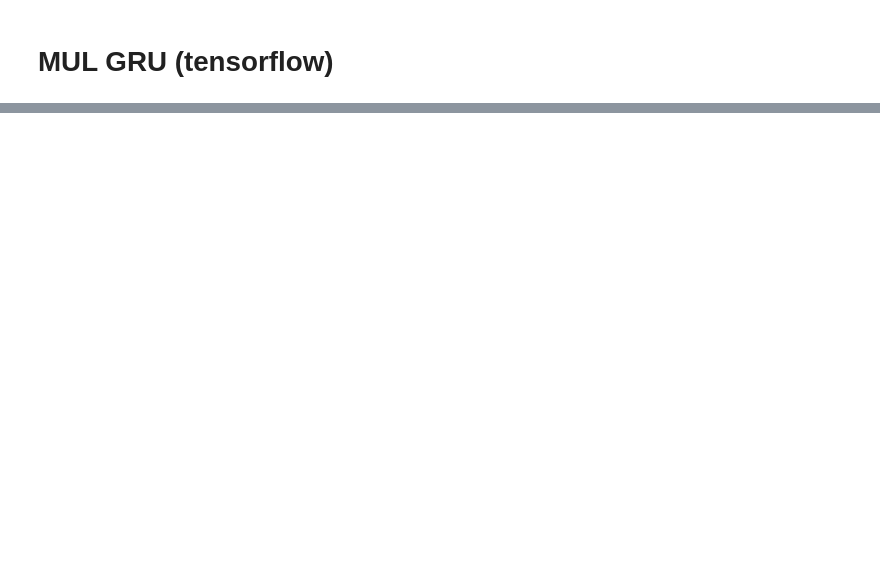
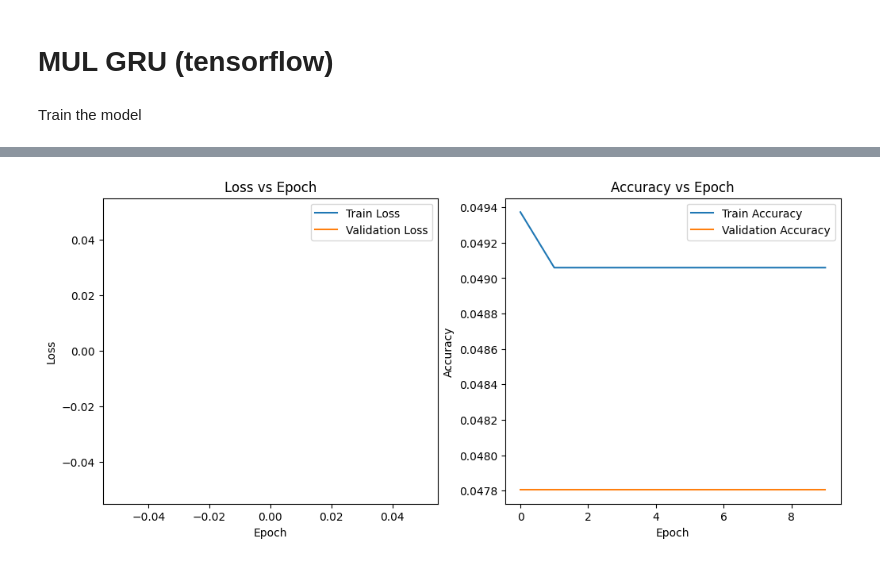
Before and after one commit to nischalon10/USF_NLP, a Jupyter notebook: Intro_to_RNN.ipynb, the cells around one changed output, grey strips where cells are left out. Saved outputs shown, nothing was run; the diff lists cells and outputs as text; code cells hidden in the pictures; blank space fills up the shorter version.

```diff
--- a/Intro_to_RNN.ipynb
+++ b/Intro_to_RNN.ipynb
@@ -536,3 +554,48 @@ class MultiplicativeGRUModel(tf.keras.Model):
         # Project the GRU outputs to the vocabulary.
         logits = self.dense(x)  # (batch_size, sequence_length, vocab_size)
         return logits
+# %% [markdown]
+Train the model
+# %%
+
+# Create an instance of the Multiplicative GRU model.
+# We adjust the vocab_size to include the blank token (0) and delimiter token (vocab_size+1).
+model = MultiplicativeGRUModel(vocab_size=vocab_size+2, embedding_dim=hidden_size, units=hidden_size)
+
+# Compile the model with an Adam optimizer, sparse categorical cross-entropy loss,
+# and include sparse categorical accuracy as a metric.
+model.compile(
+    optimizer=tf.keras.optimizers.Adam(),
+    loss=tf.keras.losses.SparseCategoricalCrossentropy(from_logits=True),
+    metrics=['accuracy']
+)
+
+# Train the model using model.fit.
+# The train_dataset and val_dataset are created in cell 1.
+history = model.fit(
+    train_dataset,
+    epochs=epochs,
+    validation_data=val_dataset
+)
+
+# Plot the training and validation loss vs. epoch.
+plt.figure(figsize=(12, 5))
+plt.subplot(1, 2, 1)
+plt.plot(history.history['loss'], label='Train Loss')
+plt.plot(history.history['val_loss'], label='Validation Loss')
+plt.title('Loss vs Epoch')
+plt.xlabel('Epoch')
+plt.ylabel('Loss')
+plt.legend()
+
+# Plot the training and validation accuracy vs. epoch.
+plt.subplot(1, 2, 2)
+plt.plot(history.history['accuracy'], label='Train Accuracy')
+plt.plot(history.history['valaccuracy'], label='Validation Accuracy')
+plt.title('Accuracy vs Epoch')
+plt.xlabel('Epoch')
+plt.ylabel('Accuracy')
+plt.legend()
+
+plt.show()
+# %% [output]
@@ -538,0 +622 @@ class MultiplicativeGRUModel(tf.keras.Model):
+[figure, added]
```
Also changed, not shown: parts of 5 cells of this notebook.
